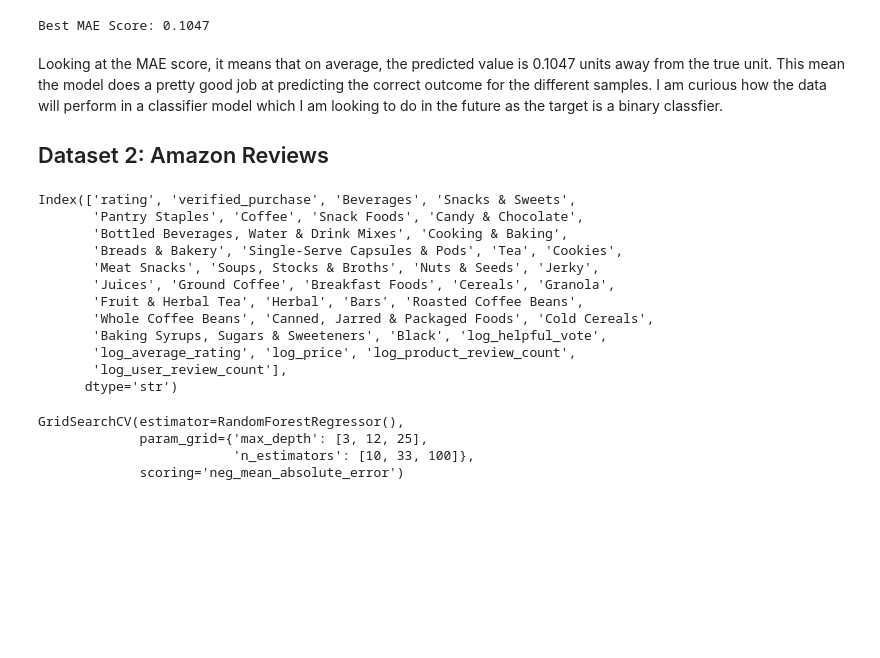
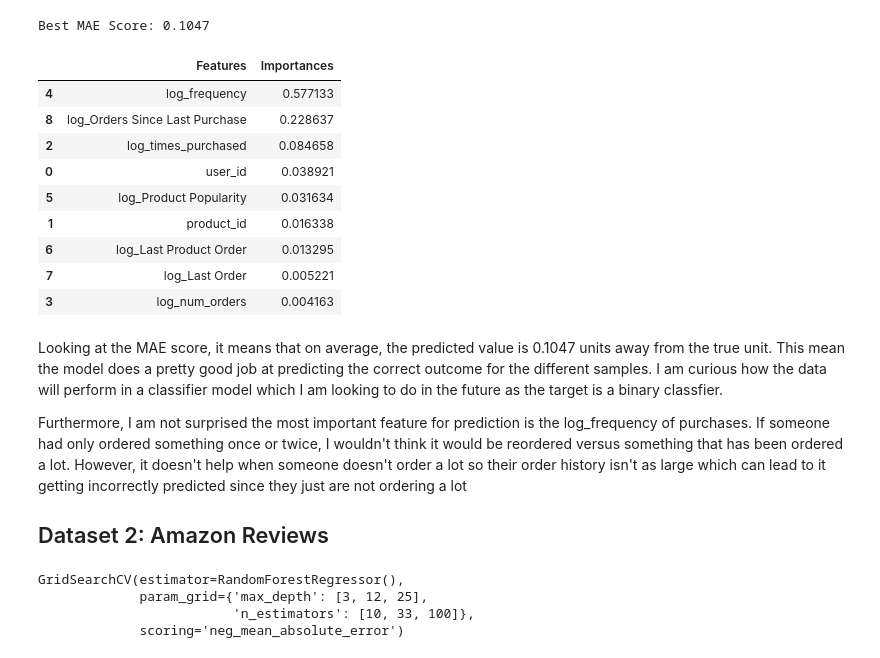
Before and after one commit to eghatzis0527/DX699---HW-Assignments, a Jupyter notebook: OMDS-ModB2-Week11-Hatzis-Eleni.ipynb, the cells around one changed output. Cells and saved outputs as stored; diff of their text form; code cells hidden in the pictures; blank space fills up the shorter version.

```diff
--- a/OMDS-ModB2-Week11-Hatzis-Eleni.ipynb
+++ b/OMDS-ModB2-Week11-Hatzis-Eleni.ipynb
@@ -139,9 +141,29 @@ best_score = mean_absolute_error(y_test, data1_preds)
 print(f'Best MAE Score: {best_score :.4f}')
 # %% [output]
 Best MAE Score: 0.1047
+# %%
+feature_importances = best_model.feature_importances_
+features = X.columns
+
+importances = pd.DataFrame({'Features' : features, 'Importances' : feature_importances}).sort_values('Importances', ascending = False)
+
+importances
+# %% [output]
+|  | Features | Importances |
+| 4 | log_frequency | 0.577133 |
+| 8 | log_Orders Since Last Purchase | 0.228637 |
+| 2 | log_times_purchased | 0.084658 |
+| 0 | user_id | 0.038921 |
+| 5 | log_Product Popularity | 0.031634 |
+| 1 | product_id | 0.016338 |
+| 6 | log_Last Product Order | 0.013295 |
+| 7 | log_Last Order | 0.005221 |
+| 3 | log_num_orders | 0.004163 |
 # %% [markdown]
 Looking at the MAE score, it means that on average, the predicted value is 0.1047 units away from the true unit. This mean the model does a pretty good job at predicting the correct outcome for the different samples. I am curious how the data will perform in a classifier model which I am looking to do in the future as the target is a binary classfier.
 
+Furthermore, I am not surprised the most important feature for prediction is the log_frequency of purchases. If someone had only ordered something once or twice, I wouldn't think it would be reordered versus something that has been ordered a lot. However, it doesn't help when someone doesn't order a lot so their order history isn't as large which can lead to it getting incorrectly predicted since they just are not ordering a lot
+
 ## Dataset 2: Amazon Reviews
 # %%
 import ast
@@ -197,21 +219,6 @@ for i in range(len(data2_transformed)):
 
 X = data2_transformed.drop(columns = ['asin', 'parent_asin', 'user_id', 'liked'])
 y = data2_transformed['liked']
-# %%
-X.columns
-# %% [output]
-Index(['rating', 'verified_purchase', 'Beverages', 'Snacks & Sweets',
-       'Pantry Staples', 'Coffee', 'Snack Foods', 'Candy & Chocolate',
-       'Bottled Beverages, Water & Drink Mixes', 'Cooking & Baking',
-       'Breads & Bakery', 'Single-Serve Capsules & Pods', 'Tea', 'Cookies',
-       'Meat Snacks', 'Soups, Stocks & Broths', 'Nuts & Seeds', 'Jerky',
-       'Juices', 'Ground Coffee', 'Breakfast Foods', 'Cereals', 'Granola',
-       'Fruit & Herbal Tea', 'Herbal', 'Bars', 'Roasted Coffee Beans',
-       'Whole Coffee Beans', 'Canned, Jarred & Packaged Foods', 'Cold Cereals',
-       'Baking Syrups, Sugars & Sweeteners', 'Black', 'log_helpful_vote',
-       'log_average_rating', 'log_price', 'log_product_review_count',
-       'log_user_review_count'],
-      dtype='str')
 # %%
 X_train, X_test, y_train, y_test = train_test_split(X, y, test_size = 0.2, random_state = 42)
 
```
Also changed, not shown: parts of 9 cells of this notebook.
